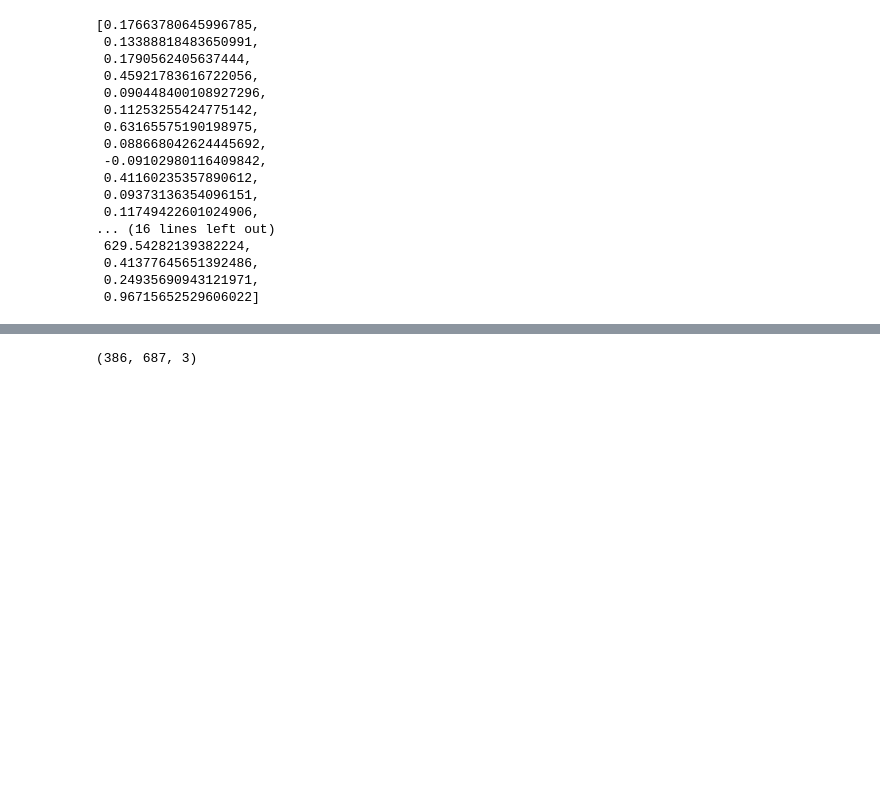
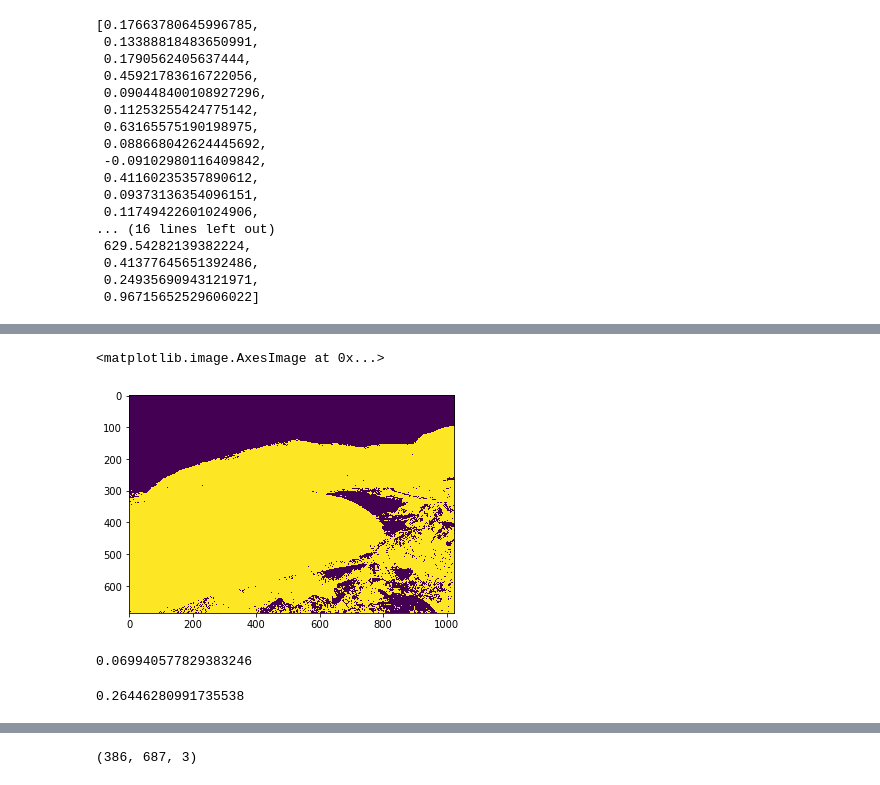
Before and after one commit to karino2/ClassSim, a Jupyter notebook: GMM_similarity.ipynb, the cells around one changed output, grey strips where cells are left out. Cells and saved outputs as stored; diff of their text form; code cells hidden in the pictures; blank space fills up the shorter version.

Commit message:
Evaluate resize-feature relation

```diff
--- a/GMM_similarity.ipynb
+++ b/GMM_similarity.ipynb
@@ -10,3 +19,17 @@ from mpl_toolkits.mplot3d import Axes3D
+# %%
+from scipy.misc import imresize
+MAX_SIZE = 224
+
+
+def im_normalized_read(fname, size_limit = MAX_SIZE):
+    from skimage.transform import resize
+    img =  imread(fname)
+    max_len = np.max(img.shape)
+    if max_len <= size_limit:
+        return img_as_float(img)
+    ratio = size_limit/max_len
+    new_img = imresize(img, size=ratio, interp='bicubic')
+    return img_as_float(new_img)
 # %% [markdown]
 # Color Moments
 # %%
@@ -315,0 +642,2 @@ files[2000:2005]
+# %%
+img2 = im_normalized_read(target)
@@ -315,0 +652,3 @@ files[2000:2005]
+# %%
+img2_gray =color.rgb2gray(img2)
+img2_binary = gray2binary(img2_gray)
@@ -315,0 +692,13 @@ files[2000:2005]
+# %%
+plt.imshow(img2_binary)
+# %% [output]
+<matplotlib.image.AxesImage at 0x...>
+[figure, added]
+# %%
+Out[107]**2
+# %% [output]
+0.069940577829383246
+# %%
+1024/np.max(img.shape)
+# %% [output]
+0.26446280991735538
```
Also changed, not shown: parts of 79 cells of this notebook.
